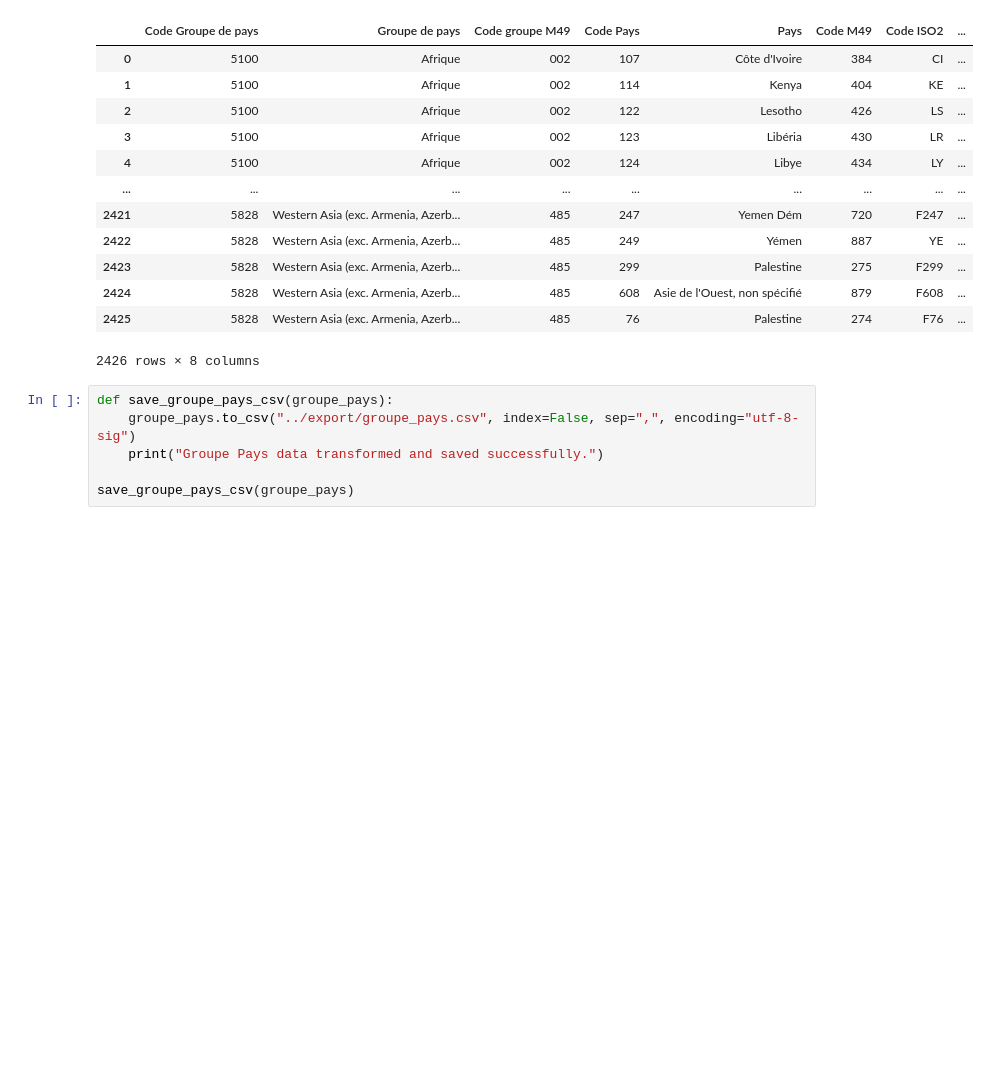
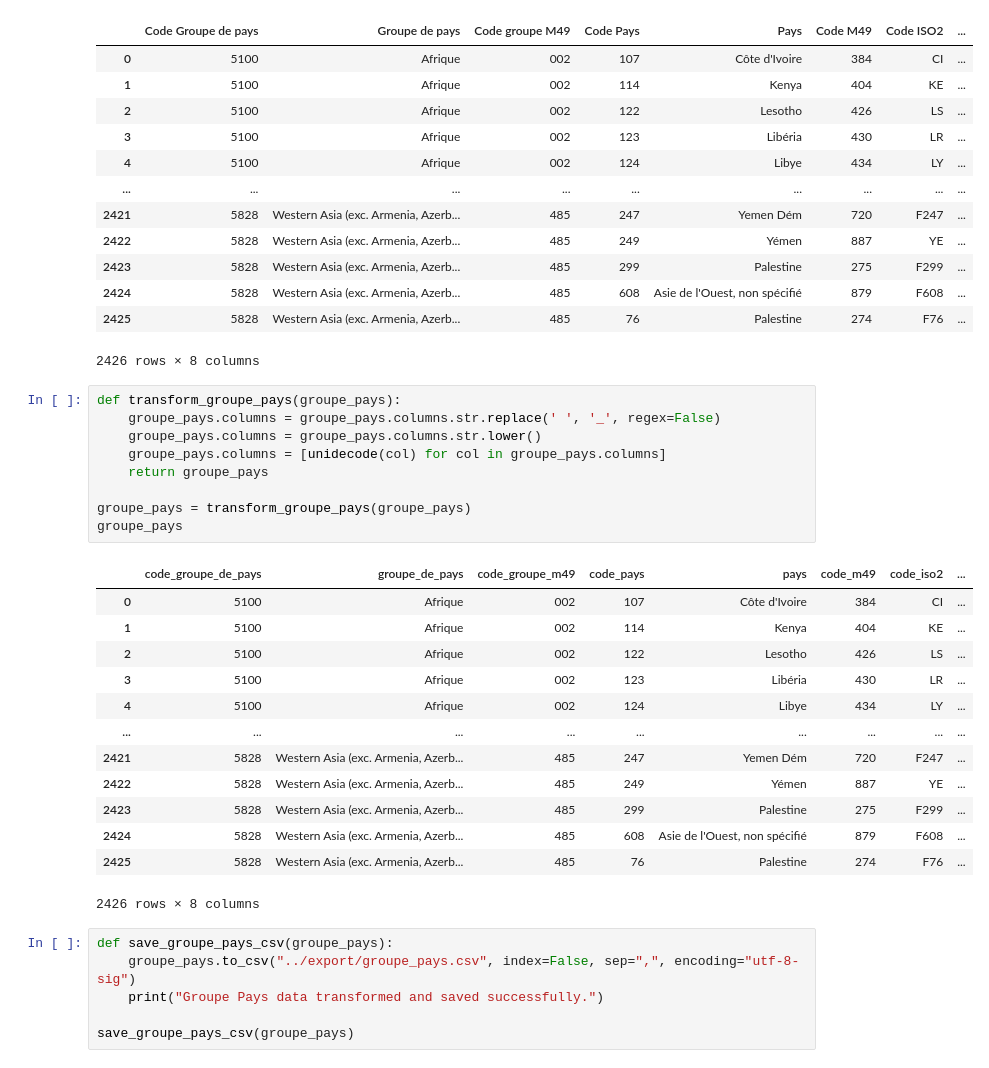
Before and after one commit to IshemZ/projet-poule-qui-chante, a Jupyter notebook: notebooks/explore_group_pays.ipynb, the cells around one changed output. Cells and saved outputs as stored; diff of their text form; blank space fills up the shorter version.

```diff
--- a/notebooks/explore_group_pays.ipynb
+++ b/notebooks/explore_group_pays.ipynb
@@ -17,6 +18,29 @@ groupe_pays
 | 2424 | 5828 | Western Asia (exc. Armenia, Azerb... | 485 | 608 | Asie de l'Ouest, non spécifié | 879 | F608 | ... |
 | 2425 | 5828 | Western Asia (exc. Armenia, Azerb... | 485 | 76 | Palestine | 274 | F76 | ... |
 2426 rows × 8 columns
+# %%
+def transform_groupe_pays(groupe_pays):
+    groupe_pays.columns = groupe_pays.columns.str.replace(' ', '_', regex=False)
+    groupe_pays.columns = groupe_pays.columns.str.lower()
+    groupe_pays.columns = [unidecode(col) for col in groupe_pays.columns]
+    return groupe_pays
+
+groupe_pays = transform_groupe_pays(groupe_pays)
+groupe_pays
+# %% [output]
+|  | code_groupe_de_pays | groupe_de_pays | code_groupe_m49 | code_pays | pays | code_m49 | code_iso2 | ... |
+| 0 | 5100 | Afrique | 002 | 107 | Côte d'Ivoire | 384 | CI | ... |
+| 1 | 5100 | Afrique | 002 | 114 | Kenya | 404 | KE | ... |
+| 2 | 5100 | Afrique | 002 | 122 | Lesotho | 426 | LS | ... |
+| 3 | 5100 | Afrique | 002 | 123 | Libéria | 430 | LR | ... |
+| 4 | 5100 | Afrique | 002 | 124 | Libye | 434 | LY | ... |
+| ... | ... | ... | ... | ... | ... | ... | ... | ... |
+| 2421 | 5828 | Western Asia (exc. Armenia, Azerb... | 485 | 247 | Yemen Dém | 720 | F247 | ... |
+| 2422 | 5828 | Western Asia (exc. Armenia, Azerb... | 485 | 249 | Yémen | 887 | YE | ... |
+| 2423 | 5828 | Western Asia (exc. Armenia, Azerb... | 485 | 299 | Palestine | 275 | F299 | ... |
+| 2424 | 5828 | Western Asia (exc. Armenia, Azerb... | 485 | 608 | Asie de l'Ouest, non spécifié | 879 | F608 | ... |
+| 2425 | 5828 | Western Asia (exc. Armenia, Azerb... | 485 | 76 | Palestine | 274 | F76 | ... |
+2426 rows × 8 columns
 # %%
 def save_groupe_pays_csv(groupe_pays):
     groupe_pays.to_csv("../export/groupe_pays.csv", index=False, sep=",", encoding="utf-8-sig")
```
Also changed, not shown: parts of 1 cell of this notebook, 1 other file.
